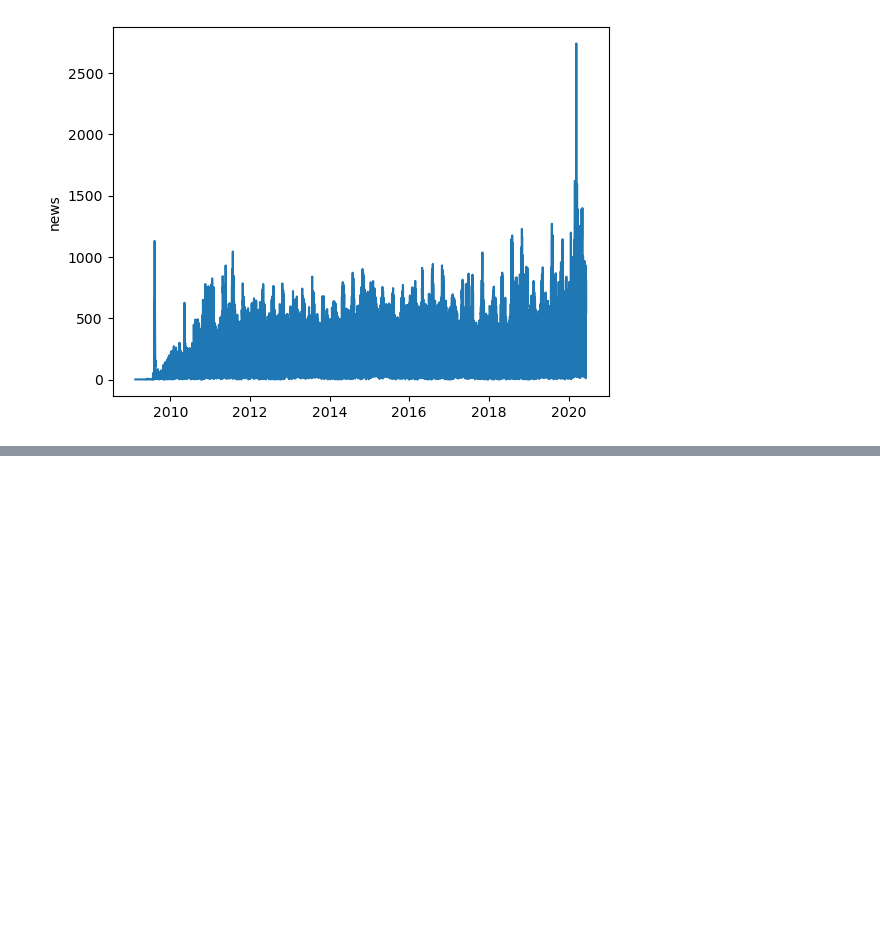
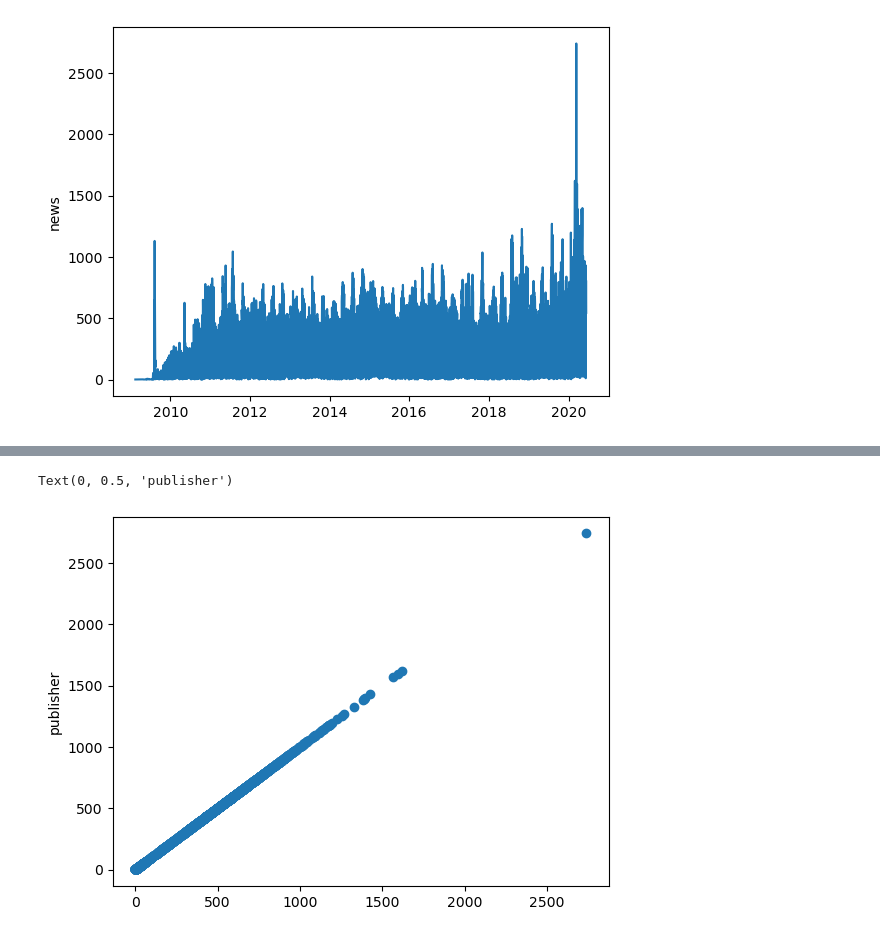
Before and after one commit to feysail/_week_1, a Jupyter notebook: notebooks/sentiment.ipynb, the cells around one changed output, grey strips where cells are left out. Cells and saved outputs as stored; diff of their text form; code cells hidden in the pictures; blank space fills up the shorter version.

```diff
--- a/notebooks/sentiment.ipynb
+++ b/notebooks/sentiment.ipynb
@@ -80,0 +143,6 @@ Text(0, 0.5, 'news')
+# %%
+plt.scatter(df.groupby(df['date'].dt.date)['publisher'].count(),df.groupby(df['date'].dt.date)['publisher'].count())
+plt.ylabel('publisher')
+# %% [output]
+Text(0, 0.5, 'publisher')
+[figure, added]
```
Also changed, not shown: parts of 7 cells of this notebook, 2 other files.
